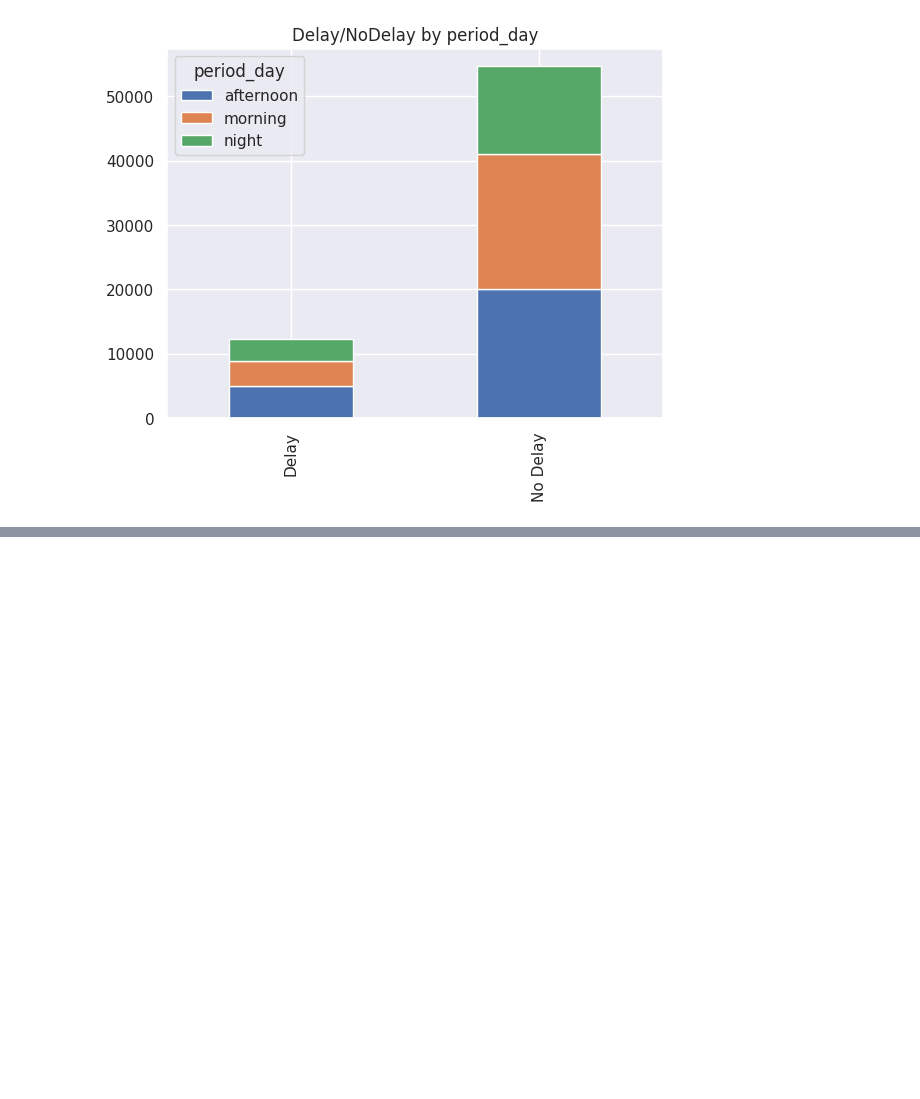
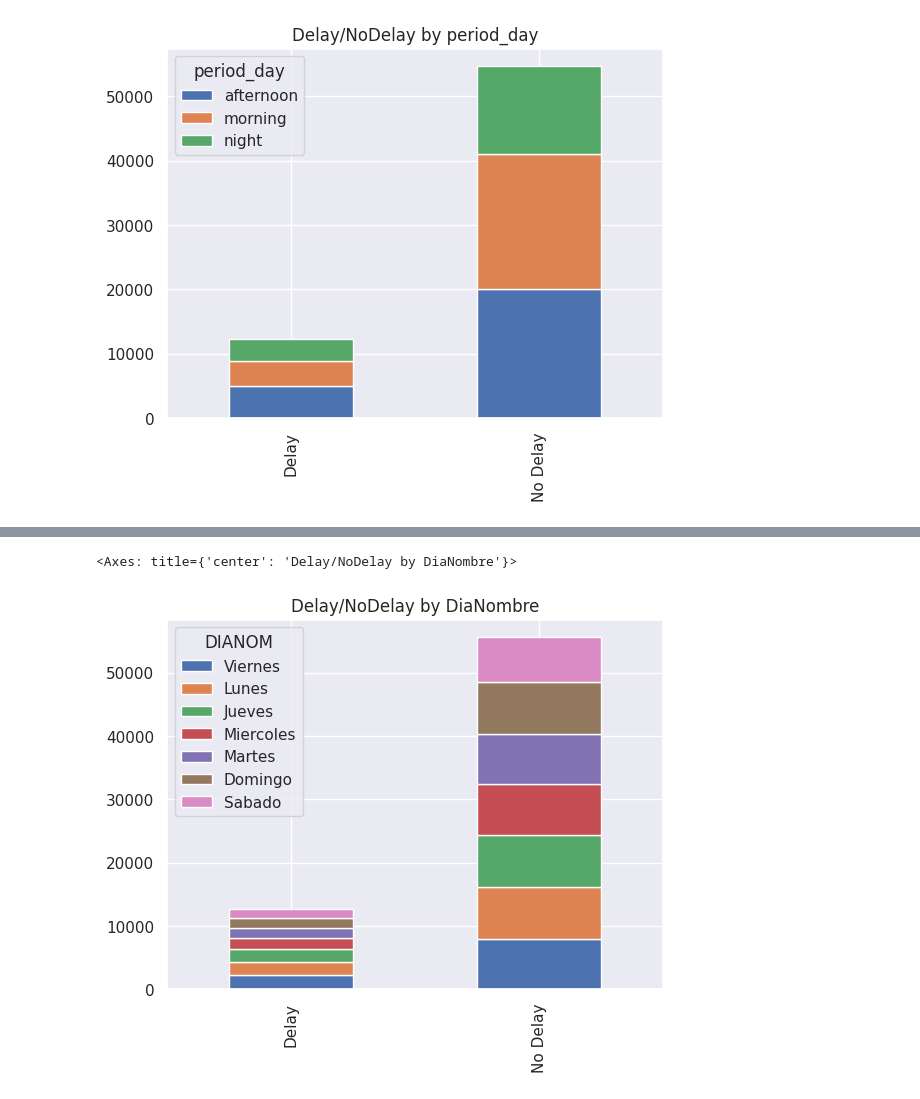
Before and after one commit to cristhianclx/66v, a Jupyter notebook: 04-02.ipynb, the cells around one changed output, grey strips where cells are left out. Drawn from its saved outputs; the diff is of its cells as text; code cells hidden in the pictures; blank space fills up the shorter version.

```diff
--- a/04-02.ipynb
+++ b/04-02.ipynb
@@ -273,0 +327,10 @@ df_by_period_day.plot(kind="bar", stacked=True, title="Delay/NoDelay by period_d
+# %%
+dia_nombre_by_delay = data[data["delay"]==1]["DIANOM"].value_counts()
+dia_nombre_by_not_delay = data[data["delay"]==0]["DIANOM"].value_counts()
+
+df_by_dia_nombre = pd.DataFrame([dia_nombre_by_delay, dia_nombre_by_not_delay])
+df_by_dia_nombre.index = ["Delay", "No Delay"]
+df_by_dia_nombre.plot(kind="bar", stacked=True, title="Delay/NoDelay by DiaNombre")
+# %% [output]
+<Axes: title={'center': 'Delay/NoDelay by DiaNombre'}>
+[figure, added]
```
Also changed, not shown: parts of 7 cells of this notebook.
